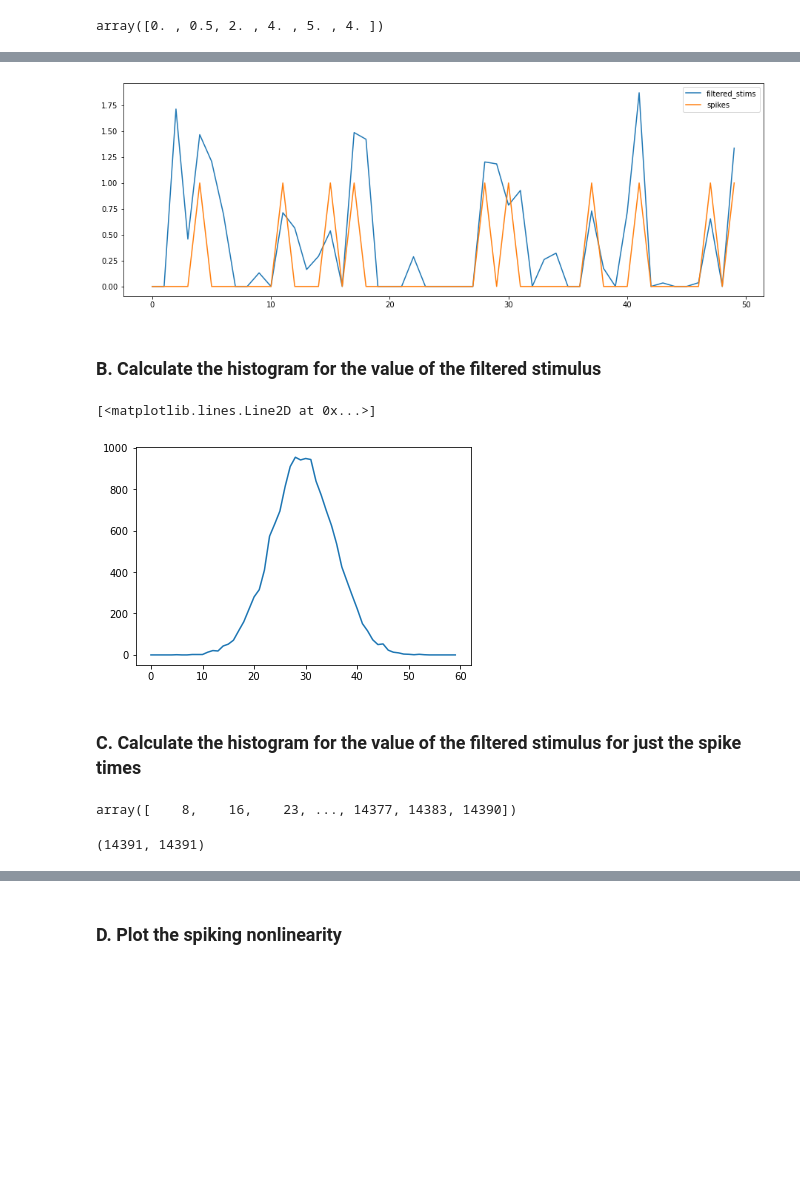
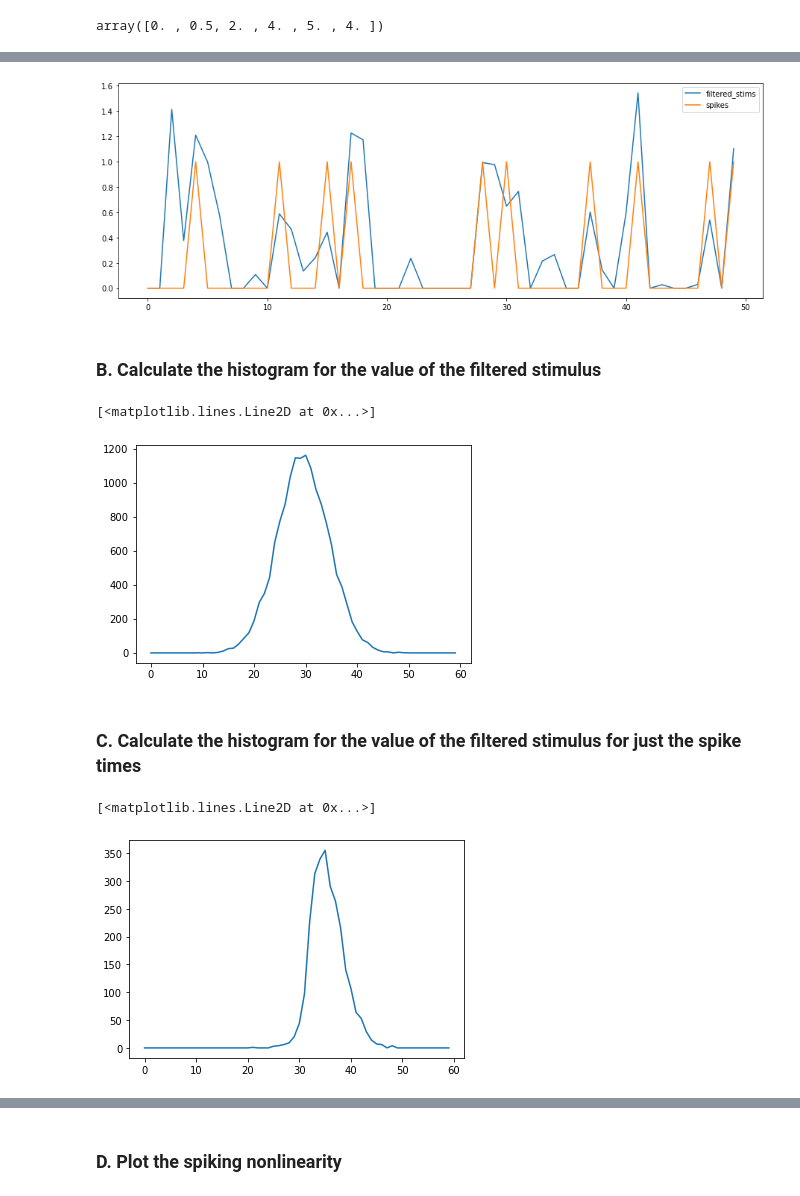
Before and after one commit to NeuroTheoryUMD/mattjac, a Jupyter notebook: sta_exercise_final.ipynb, the cells around one changed output, grey strips where cells are left out. Cells and saved outputs as stored; diff of their text form; code cells hidden in the pictures; blank space fills up the shorter version.

```diff
--- a/sta_exercise_final.ipynb
+++ b/sta_exercise_final.ipynb
@@ -140,27 +120,21 @@ plt.show()
 # %%
 # remove negative values from the filter response
-nonneg_filtered_stims = list(map(lambda x: x if x >= 0 else 0, filtered_stims))
+nonneg_filtered_stims_normed = list(map(lambda x: x if x >= 0 else 0, filtered_stims_normed))
 
 axt = plt.axes([1, 1, 2, 1])
-axt.plot(nonneg_filtered_stims[50:100], label='filtered_stims')
+axt.plot(nonneg_filtered_stims_normed[50:100], label='filtered_stims')
 axt.plot([r for s,r in merged[50:100]], label='spikes')
 axt.legend()
 plt.show()
 # %% [output]
-[figure, old version]
+[figure, new version]
 # %% [markdown]
 ### B. Calculate the histogram for the value of the filtered stimulus
 # %%
-histb = np.histogram(filtered_stims, bins=np.arange(-6, 6.2, 0.2))[0]
+histb = np.histogram(filtered_stims_normed, bins=np.arange(-6, 6.2, 0.2))[0]
 plt.plot(histb)
 # %% [output]
 [<matplotlib.lines.Line2D at 0x...>]
-[figure, old version]
+[figure, new version]
 # %% [markdown]
 ### C. Calculate the histogram for the value of the filtered stimulus for just the spike times
-# %%
-# filter the filtered_stims for just when there is a spike
-indices_when_spiking = (merged[:,1] > 0).nonzero()[0]
-indices_when_spiking
-# %% [output]
-array([    8,    16,    23, ..., 14377, 14383, 14390])
@@ -172,9 +141,13 @@ histc = np.histogram(filtered_stims_when_spiking, bins=np.arange(-6, 6.2, 0.2))[
 # %%
-filtered_stims_when_spiking = np.min(merged[:,1]) * filtered_stims
-histc = np.histogram(filtered_stims_when_spiking, bins=np.arange(-6, 6, 0.2))[0]
-len(filtered_stims_when_spiking), len(filtered_stims)
+# TODO: this is wrong, we don't just want g(stim) when there is a spike,
+#       we want to multiply the value of g by the number of spikes
+indices_when_spiking = (merged[:,1] > 0).nonzero()[0]
+filtered_stims_normed_when_spiking = filtered_stims_normed[indices_when_spiking]
+histc = np.histogram(filtered_stims_normed_when_spiking, bins=np.arange(-6, 6.2, 0.2))[0]
+plt.plot(histc)
 # %% [output]
-(14391, 14391)
+[<matplotlib.lines.Line2D at 0x...>]
+[figure, added]
 # %%
 axc = plt.axes([1, 1, 2, 1])
 axc.plot(histc, label='number of spikes for given value of g')
```
Also changed, not shown: parts of 27 cells of this notebook, 1 other file.
